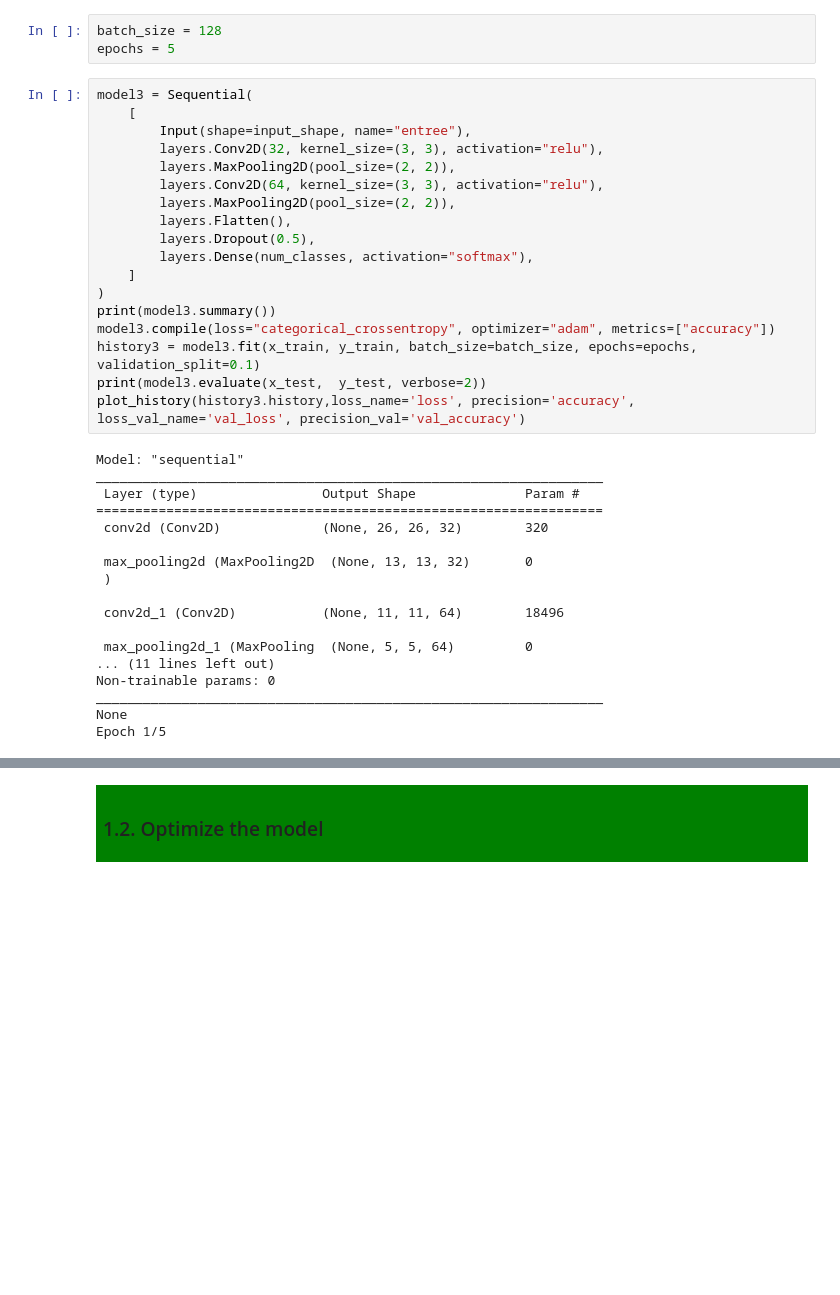
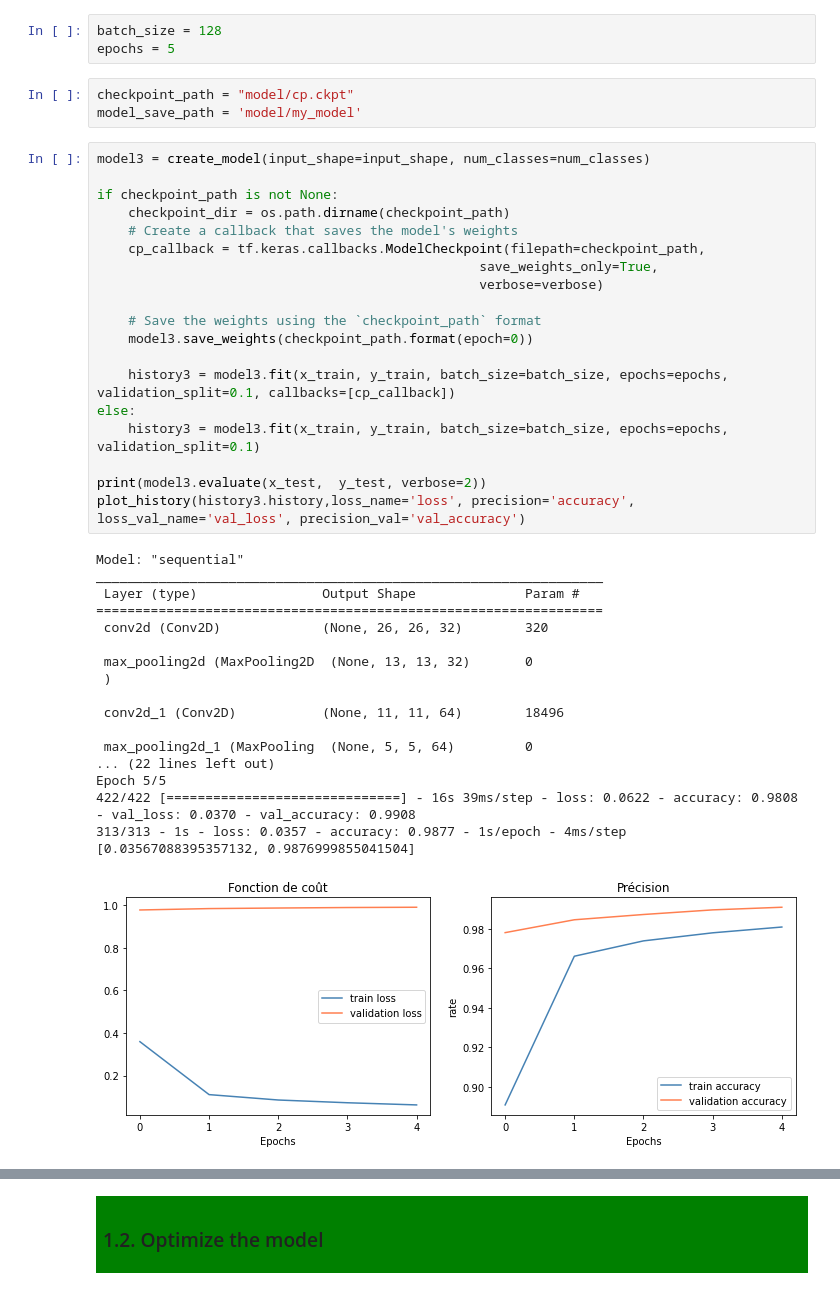
Before and after one commit to aurao22/projet_laposte, a Jupyter notebook: laposte_creation_modele.ipynb, the cells around one changed output, grey strips where cells are left out. Cells and saved outputs as stored; diff of their text form; blank space fills up the shorter version.

```diff
--- a/laposte_creation_modele.ipynb
+++ b/laposte_creation_modele.ipynb
@@ -55,42 +56,47 @@ print(x_test.shape)
 # %%
 batch_size = 128
 epochs = 5
-# %%
-model3 = Sequential(
-    [
-        Input(shape=input_shape, name="entree"),
-        layers.Conv2D(32, kernel_size=(3, 3), activation="relu"),
-        layers.MaxPooling2D(pool_size=(2, 2)),
-        layers.Conv2D(64, kernel_size=(3, 3), activation="relu"),
-        layers.MaxPooling2D(pool_size=(2, 2)),
-        layers.Flatten(),
-        layers.Dropout(0.5),
-        layers.Dense(num_classes, activation="softmax"),
-    ]
-)
-print(model3.summary())
-model3.compile(loss="categorical_crossentropy", optimizer="adam", metrics=["accuracy"])
-history3 = model3.fit(x_train, y_train, batch_size=batch_size, epochs=epochs, validation_split=0.1)
-print(model3.evaluate(x_test,  y_test, verbose=2))
-plot_history(history3.history,loss_name='loss', precision='accuracy', loss_val_name='val_loss', precision_val='val_accuracy')
-# %% [output]
-Model: "sequential"
-_________________________________________________________________
- Layer (type)                Output Shape              Param #
-=================================================================
- conv2d (Conv2D)             (None, 26, 26, 32)        320
-
- max_pooling2d (MaxPooling2D  (None, 13, 13, 32)       0
- )
-
- conv2d_1 (Conv2D)           (None, 11, 11, 64)        18496
-
- max_pooling2d_1 (MaxPooling  (None, 5, 5, 64)         0
-... (11 lines left out)
-Non-trainable params: 0
-_________________________________________________________________
-None
-Epoch 1/5
+# %%
+checkpoint_path = "model/cp.ckpt"
+model_save_path = 'model/my_model'
+# %%
+model3 = create_model(input_shape=input_shape, num_classes=num_classes)
+
+if checkpoint_path is not None:
+    checkpoint_dir = os.path.dirname(checkpoint_path)
+    # Create a callback that saves the model's weights
+    cp_callback = tf.keras.callbacks.ModelCheckpoint(filepath=checkpoint_path,
+                                                 save_weights_only=True,
+                                                 verbose=verbose)
+
+    # Save the weights using the `checkpoint_path` format
+    model3.save_weights(checkpoint_path.format(epoch=0))
+
+    history3 = model3.fit(x_train, y_train, batch_size=batch_size, epochs=epochs, validation_split=0.1, callbacks=[cp_callback])
+else:
+    history3 = model3.fit(x_train, y_train, batch_size=batch_size, epochs=epochs, validation_split=0.1)
+
+print(model3.evaluate(x_test,  y_test, verbose=2))
+plot_history(history3.history,loss_name='loss', precision='accuracy', loss_val_name='val_loss', precision_val='val_accuracy')
+# %% [output]
+Model: "sequential"
+_________________________________________________________________
+ Layer (type)                Output Shape              Param #
+=================================================================
+ conv2d (Conv2D)             (None, 26, 26, 32)        320
+
+ max_pooling2d (MaxPooling2D  (None, 13, 13, 32)       0
+ )
+
+ conv2d_1 (Conv2D)           (None, 11, 11, 64)        18496
+
+ max_pooling2d_1 (MaxPooling  (None, 5, 5, 64)         0
+... (22 lines left out)
+Epoch 5/5
+422/422 [==============================] - 16s 39ms/step - loss: 0.0622 - accuracy: 0.9808 - val_loss: 0.0370 - val_accuracy: 0.9908
+313/313 - 1s - loss: 0.0357 - accuracy: 0.9877 - 1s/epoch - 4ms/step
+[0.03567088395357132, 0.9876999855041504]
+[figure, added]
 # %%
 plot_model(model3, to_file=r"C:\Users\User\WORK\workspace-ia\PROJETS\projet_laposte\img\model3.png", show_shapes=True)
 # %% [output]
```
Also changed, not shown: parts of 19 cells of this notebook, 3 other files.
